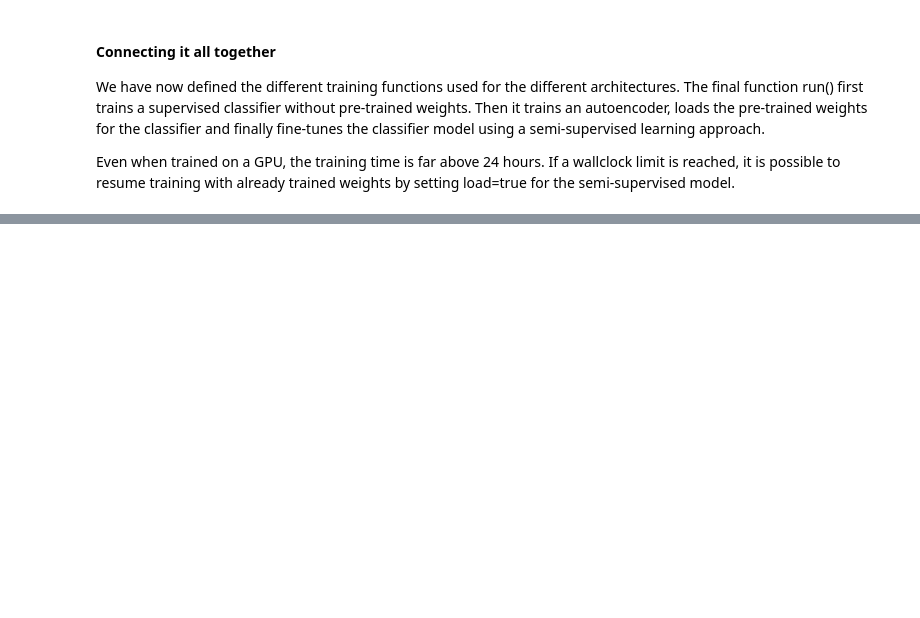
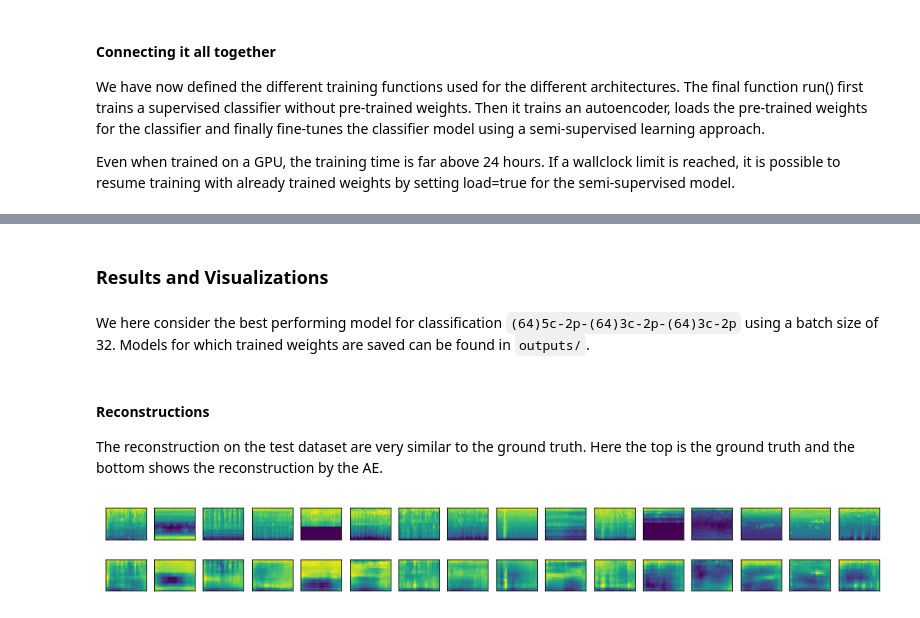
Before and after one commit to Rasmusafj/02456-deep-learning-project12, a Jupyter notebook: Step2_ESC-semi-supervised-learning.ipynb, the cells around one changed output, grey strips where cells are left out. Saved outputs shown, nothing was run; the diff lists cells and outputs as text; code cells hidden in the pictures; blank space fills up the shorter version.

Commit message:
Adds plots for notebook and weights

```diff
--- a/Step2_ESC-semi-supervised-learning.ipynb
+++ b/Step2_ESC-semi-supervised-learning.ipynb
@@ -325,34 +335,37 @@ def test_accuracy(classifier):
     accuracy = classifier.evaluate_generator(batches_gen , steps=labeled_data_handler.number_of_test_batches)
     print(accuracy)
 
-def run(extra_conf):
+def run(extra_conf, load=False, train=True):
     conf = {
         'use_depool': True,
         'hidden_units': 128,
         'batch_size': 32,
         'num_filters': 64,
-        'dropout': 0,
+        'dropout': 0.0,
         'use_batch_normalization': False,
         'num_layers': 3
     }
     conf.update(extra_conf)
     pooltype = 'unpool' if conf['use_depool'] else 'upsampl'
-    if DEBUG == True:
-        conf['epochs'] = 1
 
-    # Supervised classifier
-    conf['lambda_uuid'] = lambda uuid: "cnn-{}-{}-bs{}-fs{}-d{}-bn{}-l{}-hu{}".format(
-            pooltype, uuid, conf['batch_size'], conf['num_filters'], conf['dropout'],
-            conf['use_batch_normalization'], conf['num_layers'], conf['hidden_units'])
-    ae = autoencoder(load=False, train=False, extra_conf=conf)
-    classifier = _classify(ae, load=False, extra_conf=conf)
-    test_accuracy(classifier)
+    if load is False:
+        # Supervised classifier
+        conf['lambda_uuid'] = lambda uuid: "cnn-{}-{}-bs{}-fs{}-d{}-bn{}-l{}-hu{}".format(
+                pooltype, uuid, conf['batch_size'], conf['num_filters'], conf['dropout'],
+                conf['use_batch_normalization'], conf['num_layers'], conf['hidden_units'])
+        ae = autoencoder(load=load, train=False, extra_conf=conf)
+        classifier = _classify(ae, load=load, extra_conf=conf)
+        test_accuracy(classifier)
 
     # Semi-supervised learning
     conf['lambda_uuid'] = lambda uuid: "{}-{}-bs{}-fs{}-d{}-bn{}-l{}-hu{}".format(
             pooltype, uuid, conf['batch_size'], conf['num_filters'], conf['dropout'],
             conf['use_batch_normalization'], conf['num_layers'], conf['hidden_units'])
-    ae = autoencoder(load=False, train=True, extra_conf=conf)
-    classifier = _classify(ae, load=False, extra_conf=conf)
-    test_accuracy(classifier)
+    ae = autoencoder(load=load, train=train, extra_conf=conf)
+    classifier = _classify(ae, load=load, extra_conf=conf)
+
+    if load is False:
+        test_accuracy(classifier)
+
+    return ae, classifier
 # %% [markdown]
@@ -389,0 +374,9 @@ The final section shows our results and visualizations.
+# %%
+import sys
+
+models = [
+    {'batch_size': 16, 'num_filters': 64},
+    {'batch_size': 32, 'num_filters': 64},
+    {'batch_size': 64, 'num_filters': 64},
+    {'batch_size': 16, 'num_filters': 64, 'use_depool': False},
+]
@@ -389,0 +385,16 @@ The final section shows our results and visualizations.
+# %% [markdown]
+### Results and Visualizations
+# %% [markdown]
+We here consider the best performing model for classification `(64)5c-2p-(64)3c-2p-(64)3c-2p` using a batch size of 32.
+Models for which trained weights are saved can be found in `outputs/`.
+# %%
+ae, classifier = run(models[1], load=True, train=False)
+# %% [markdown]
+#### Reconstructions
+
+The reconstruction on the test dataset are very similar to the ground truth.
+Here the top is the ground truth and the bottom shows the reconstruction by the AE.
+# %%
+plot_prediction(ae, data_handler)
+# %% [output]
+[figure, added]
```
Also changed, not shown: parts of 14 cells of this notebook, 17 other files.
